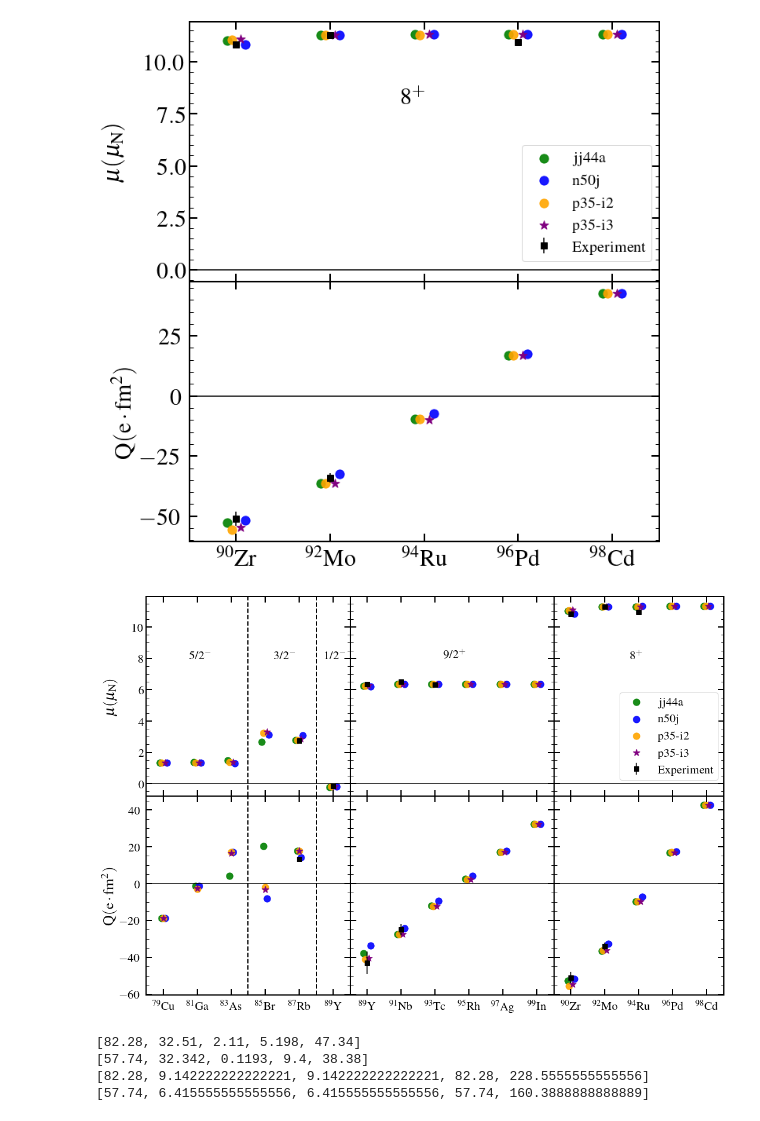
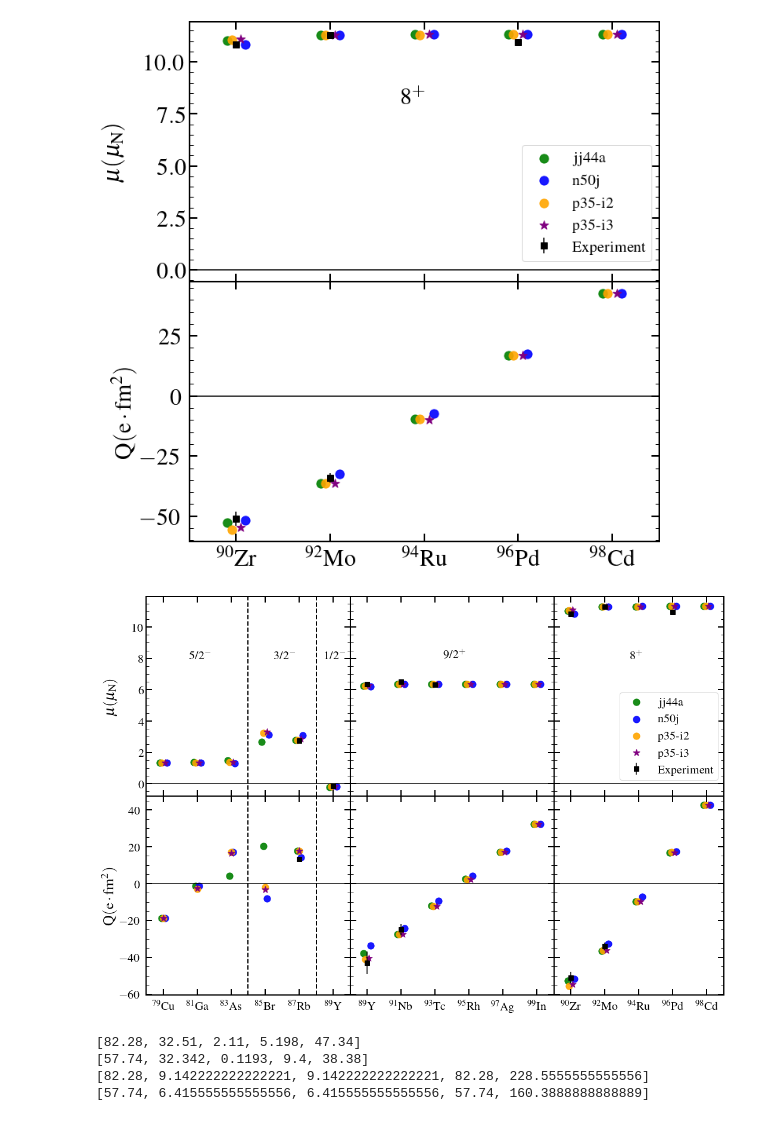
Before and after one commit to JordanPurcell/Research, a Jupyter notebook: plots/EM_properties.ipynb, the cells around one changed output. Cells and saved outputs as stored; diff of their text form; code cells hidden in the pictures.

Commit message:
Final Fixes
Corrected the figures to replace occurences of 98Ca with 98Cd. Also fixed the muQ plot  so that the dipole value of 94Ru is correctly placed at 96Pa

```diff
--- a/plots/EM_properties.ipynb
+++ b/plots/EM_properties.ipynb
@@ -484,7 +484,7 @@ ax[0][2].scatter([m8_A[i] - 0.2 for i in range(len(m8_A))], even_mu8[0], color='
 ax[0][2].scatter([m8_A[i] + 0.2 for i in range(len(m8_A))], even_mu8[1], color='blue',  s = 125, label='n50j', alpha=0.9)
 ax[0][2].scatter([m8_A[i] - 0.1 for i in range(len(m8_A))], even_mu8[2], color='orange', s = 125, label='p35-i2', alpha=0.9)
 ax[0][2].scatter([m8_A[i] + 0.1 for i in range(len(m8_A))], even_mu8[3], color='purple', marker='*', s = 135, label='p35-i3')
-ax[0][2].errorbar([90, 92, 94], [10.84, 11.30, 10.97], yerr=[0.06, 0.05, 0.06],
+ax[0][2].errorbar([90, 92, 96], [10.84, 11.30, 10.97], yerr=[0.06, 0.05, 0.06],
                     fmt='s', mfc='black', mec='black', ecolor='black', ms=8, label='Experiment')
 
 ax[1][1].scatter([m9_A[i] - 0.2 for i in range(len(m9_A))], odd_Q9[0], color='green', s = 125, label='jj44a', alpha=0.9)
@@ -513,34 +513,34 @@ ax[1][1].tick_params(which="minor", direction="in", right=True, top=True, length
 ax[1][1].xaxis.get_major_ticks()[1].set_pad(8)       # This adjust only the 97Ag label because it's behaving badly
 
 ax[0][2].tick_params(which="major", direction="in", right=True, top=True, length=10, width=2, labelsize=20)
 ax[0][2].tick_params(which="minor", direction="in", right=True, top=True, length=5, width=1, labelsize=20)
 ax[1][2].tick_params(which="major", direction="in", right=True, top=True, length=10, width=2, labelsize=20, pad = 10)
 ax[1][2].tick_params(which="minor", direction="in", right=True, top=True, length=5, width=1, labelsize=20)
 
 ax[0][0].set_ylabel('$\mathrm{\mu(\mu_{N})}$', labelpad=25)
 ax[1][0].set_ylabel('$\mathrm{Q(e \cdot fm^2)}$')
 
 ax[0][0].axvline(x = 84, ymin = 0, ymax = 7, color = 'k', linewidth=2, ls='--')
 ax[0][0].axvline(x = 88, ymin = 0, ymax = 7, color = 'k', linewidth=2, ls='--')
 ax[0][0].axvline(x = 90, ymin = 0, ymax = 7, color = 'k', linewidth=2, ls='--')
 ax[1][0].axvline(x = 84, ymin = 0, ymax = 7, color = 'k', linewidth=2, ls='--')
 ax[1][0].axvline(x = 88, ymin = 0, ymax = 7, color = 'k', linewidth=2, ls='--')
 ax[1][0].axvline(x = 90, ymin = 0, ymax = 7, color = 'k', linewidth=2, ls='--')
 
 ax[0][0].text(80.5, 8, '5/2$^{-}$', fontsize = 20)
 ax[0][0].text(85.5, 8, '3/2$^{-}$', fontsize = 20)
 ax[0][0].text(88.5, 8, '1/2$^{-}$', fontsize = 20)
 ax[0][1].text(93.5, 8, '9/2$^{+}$', fontsize = 20)
 ax[0][2].text(93.5, 8, '8$^{+}$', fontsize = 20)
 ax[0][2].legend(fontsize=20, bbox_to_anchor=(1, 0.05), loc="lower right").set_alpha(1)
 
 plt.tight_layout()
 plt.subplots_adjust(wspace=0, hspace=0)
 ax[0][0].minorticks_on()
 ax[1][0].minorticks_on()
 plt.show()
 # %% [output]
-[figure, old version]
+[figure, new version]
 # %%
 print(BE2_86_i3)
 print(BE2_86_exp)
```
Also changed, not shown: parts of 3 cells of this notebook, 5 other files.
